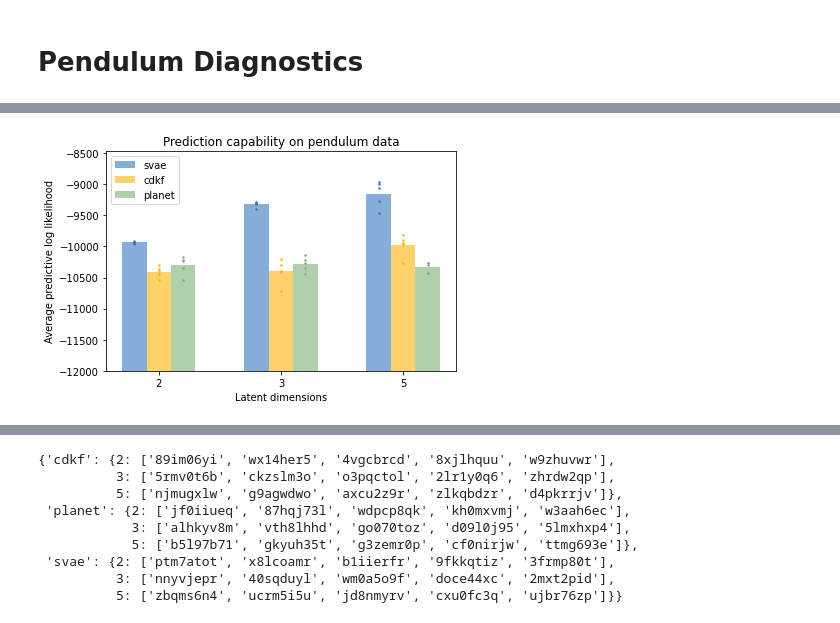
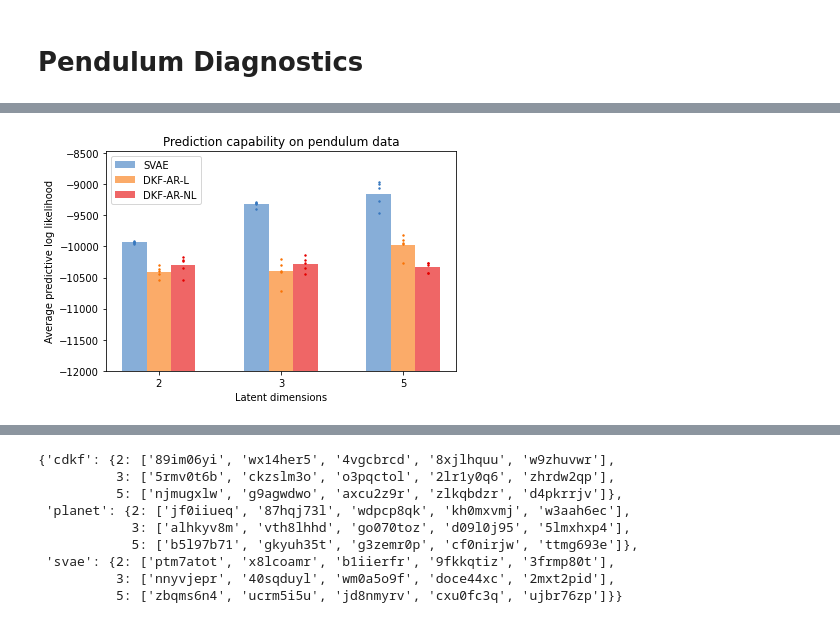
Before and after one commit to matthew9671/MattLab, a Jupyter notebook: Revisiting_SVAE_Refactor.ipynb, the cells around one changed output, grey strips where cells are left out. Drawn from its saved outputs; the diff is of its cells as text; code cells hidden in the pictures.

```diff
--- a/Revisiting_SVAE_Refactor.ipynb
+++ b/Revisiting_SVAE_Refactor.ipynb
@@ -4990,5 +4982,20 @@ def compare_multiple(runs, test_id=0):
 # compare_multiple(["ajf2d4b7", "d4pkrrjv", "zbqms6n4", "suva2mpp"], 19)
 # project_path = "SVAE-Pendulum-ICML-5/" # 5th batch, still using learned variance
 # compare_multiple(["6yxh2gzt", "i762a23m", "lvn7js2i", "y7l1jt1i", "cy0c5e0d", "oe5ieqf7"], 7)
+# %%
+# @title Define colors and labels
+method_colors = {
+    "svae": colors[0],  # blue
+    "dkf": colors[2],   # yellow
+    "cdkf": colors[5],  # orange
+    "planet": colors[1] # red
+}
+
+method_labels = {
+    "svae": "SVAE",
+    "dkf": "DKF",#"BiRNN-factored",
+    "cdkf": "DKF-AR-L",#"BiRNN-conditional",
+    "planet": "DKF-AR-NL",#"BiRNN-nonlinear"
+}
 # %%
 # @title Create the linear decoding bar plot
@@ -5051,50 +5067,53 @@ f2.savefig("linear_decoding_omega.pdf")
 # %%
 # @title Plot the overall prediction log likelihood
 
-# TODO: fix the colors and x ticks
-def plot_prediction_log_likelihood(colors, baseline, margin):
+def plot_prediction_log_likelihood(baseline, margin):
     ax = plt.subplot()
 
     full_width = .6
     dims = [2, 3, 5]
     bar_width = full_width / len(dims)
     methods = ["svae", "cdkf", "planet"]
-    labels = methods
     max_y = baseline
+
+    global pendulum_data
     for j in range(len(dims)):
         for x in range(len(methods)):
             all_pred_lls = []
             runs = best_run_ids[methods[x]][dims[j]]
             for i in range(len(runs)):
                 run_name = runs[i]
                 d = load_run_and_summary(project_path, run_name)
                 run_params, model_params, model, results = d["run_params"], d["model_params"], \
                     d["model"], d["results"]
+
+                if (not pendulum_data):
+                    pendulum_data = load_pendulum(run_params)
+
                 pred_lls = results["prediction_lls"]
                 seq_pred_lls = pred_lls.sum(axis=2)
                 num_samples = pred_lls.shape[1]
                 full_pred_lls = logsumexp(seq_pred_lls, axis=1) - np.log(num_samples)
                 all_pred_lls.append(full_pred_lls.mean())
             pred_lls = np.array(all_pred_lls)
             x_pos = j + x * bar_width
             ax.scatter(np.zeros_like(pred_lls)+x_pos-full_width/2,
-                             pred_lls, s=2, color=colors[x])
+                             pred_lls, s=2, color=method_colors[methods[x]])
             rect = ax.bar(x_pos-full_width/2, pred_lls.mean(), width=bar_width,
-                    color=colors[x], alpha=.6, label=labels[x] if j == 0 else None)[0]
+                    color=method_colors[methods[x]], alpha=.6, label=method_labels[methods[x]] if j == 0 else None)[0]
             rect.set_y(baseline)
             rect.set_height(pred_lls.mean() - baseline)
             max_y = max(max_y, np.max(pred_lls) + margin)
     ax.set_title("Prediction capability on pendulum data")
     ax.set_ylabel("Average predictive log likelihood")
     ax.set_xticks(np.arange(len(methods))-bar_width/2)
     ax.set_xticklabels(dims)
     ax.set_xlabel("Latent dimensions")
     ax.set_ylim(baseline, max_y)
     ax.legend()
     plt.tight_layout()
 
-method_colors = [colors[0], colors[2], colors[3]]
-plot_prediction_log_likelihood(method_colors, baseline=-12000, margin=500)
+plot_prediction_log_likelihood(baseline=-12000, margin=500)
 plt.savefig("prediction.pdf")
 # %% [output]
-[figure, old version]
+[figure, new version]
```
Also changed, not shown: parts of 20 cells of this notebook.
